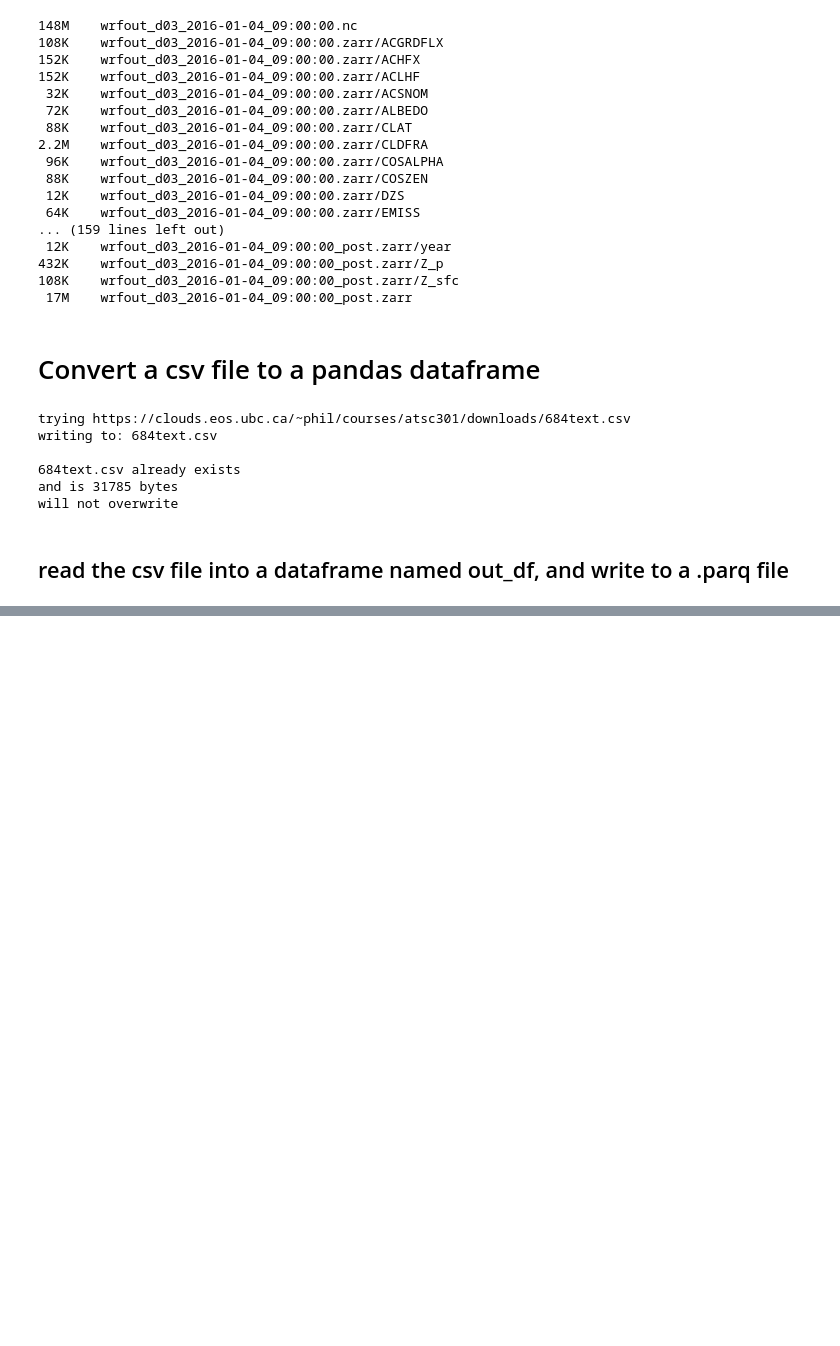
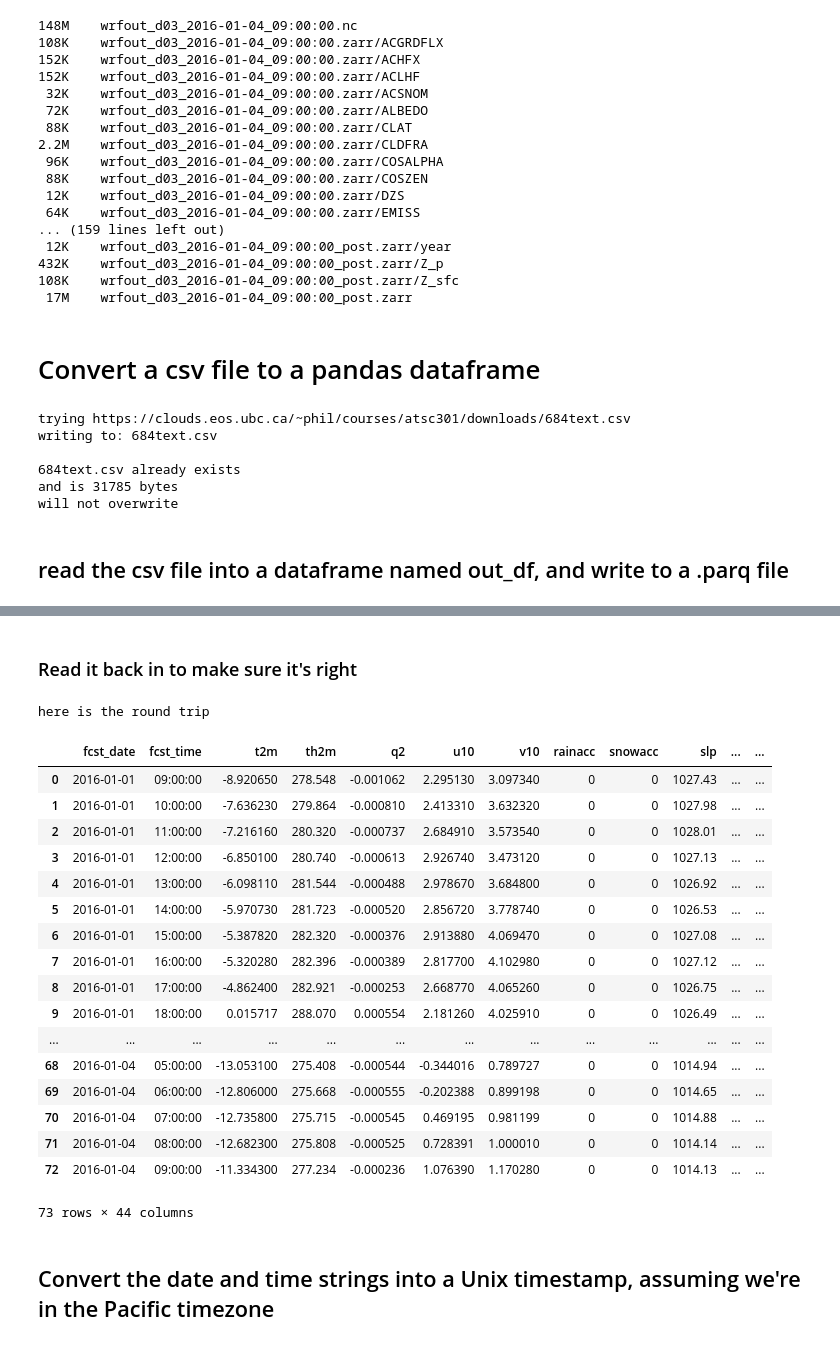
Before and after one commit to phaustin/tracking, a Jupyter notebook: notebook/write_zarr.ipynb, the cells around one changed output, grey strips where cells are left out. Drawn from its saved outputs; the diff is of its cells as text; code cells hidden in the pictures; blank space fills up the shorter version.

```diff
--- a/notebook/write_zarr.ipynb
+++ b/notebook/write_zarr.ipynb
@@ -151,4 +167,28 @@ out_df
+# %% [markdown]
+### Read it back in to make sure it's right
 # %%
 round_trip_df=ParquetFile(str(out_file)).to_pandas()
 print('here is the round trip')
-print(round_trip_df.head())
+round_trip_df
+# %% [output]
+here is the round trip
+|  | fcst_date | fcst_time | t2m | th2m | q2 | u10 | v10 | rainacc | snowacc | slp | ... | ... |
+| 0 | 2016-01-01 | 09:00:00 | -8.920650 | 278.548 | -0.001062 | 2.295130 | 3.097340 | 0 | 0 | 1027.43 | ... | ... |
+| 1 | 2016-01-01 | 10:00:00 | -7.636230 | 279.864 | -0.000810 | 2.413310 | 3.632320 | 0 | 0 | 1027.98 | ... | ... |
+| 2 | 2016-01-01 | 11:00:00 | -7.216160 | 280.320 | -0.000737 | 2.684910 | 3.573540 | 0 | 0 | 1028.01 | ... | ... |
+| 3 | 2016-01-01 | 12:00:00 | -6.850100 | 280.740 | -0.000613 | 2.926740 | 3.473120 | 0 | 0 | 1027.13 | ... | ... |
+| 4 | 2016-01-01 | 13:00:00 | -6.098110 | 281.544 | -0.000488 | 2.978670 | 3.684800 | 0 | 0 | 1026.92 | ... | ... |
+| 5 | 2016-01-01 | 14:00:00 | -5.970730 | 281.723 | -0.000520 | 2.856720 | 3.778740 | 0 | 0 | 1026.53 | ... | ... |
+| 6 | 2016-01-01 | 15:00:00 | -5.387820 | 282.320 | -0.000376 | 2.913880 | 4.069470 | 0 | 0 | 1027.08 | ... | ... |
+| 7 | 2016-01-01 | 16:00:00 | -5.320280 | 282.396 | -0.000389 | 2.817700 | 4.102980 | 0 | 0 | 1027.12 | ... | ... |
+| 8 | 2016-01-01 | 17:00:00 | -4.862400 | 282.921 | -0.000253 | 2.668770 | 4.065260 | 0 | 0 | 1026.75 | ... | ... |
+| 9 | 2016-01-01 | 18:00:00 | 0.015717 | 288.070 | 0.000554 | 2.181260 | 4.025910 | 0 | 0 | 1026.49 | ... | ... |
+| ... | ... | ... | ... | ... | ... | ... | ... | ... | ... | ... | ... | ... |
+| 68 | 2016-01-04 | 05:00:00 | -13.053100 | 275.408 | -0.000544 | -0.344016 | 0.789727 | 0 | 0 | 1014.94 | ... | ... |
+| 69 | 2016-01-04 | 06:00:00 | -12.806000 | 275.668 | -0.000555 | -0.202388 | 0.899198 | 0 | 0 | 1014.65 | ... | ... |
+| 70 | 2016-01-04 | 07:00:00 | -12.735800 | 275.715 | -0.000545 | 0.469195 | 0.981199 | 0 | 0 | 1014.88 | ... | ... |
+| 71 | 2016-01-04 | 08:00:00 | -12.682300 | 275.808 | -0.000525 | 0.728391 | 1.000010 | 0 | 0 | 1014.14 | ... | ... |
+| 72 | 2016-01-04 | 09:00:00 | -11.334300 | 277.234 | -0.000236 | 1.076390 | 1.170280 | 0 | 0 | 1014.13 | ... | ... |
+73 rows × 44 columns
+# %% [markdown]
+## Convert the date and time strings into a Unix timestamp, assuming we're in the Pacific timezone
```
Also changed, not shown: parts of 33 cells of this notebook.
